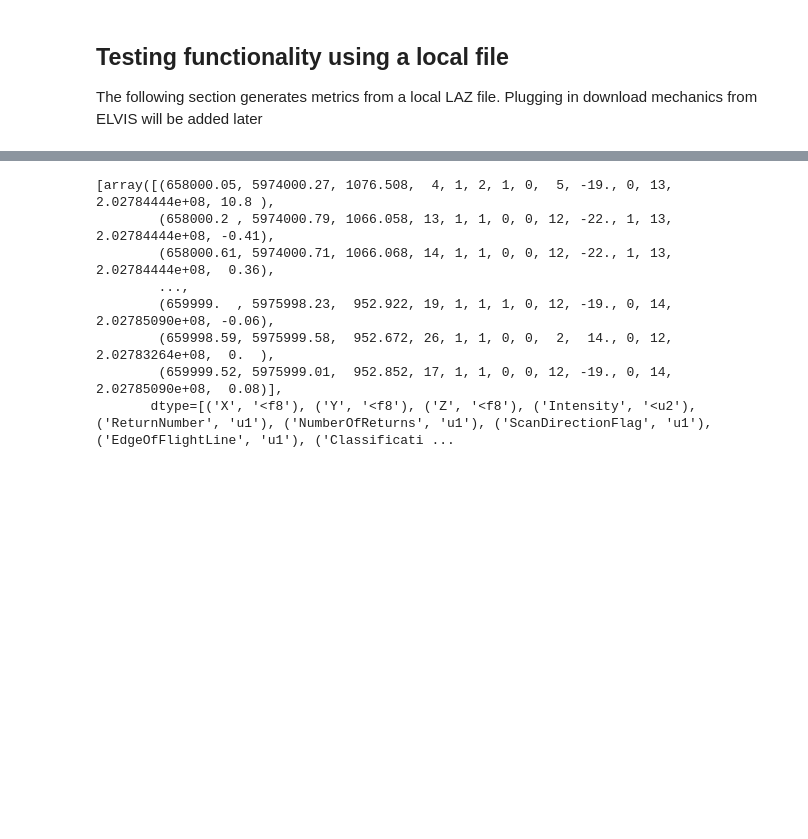
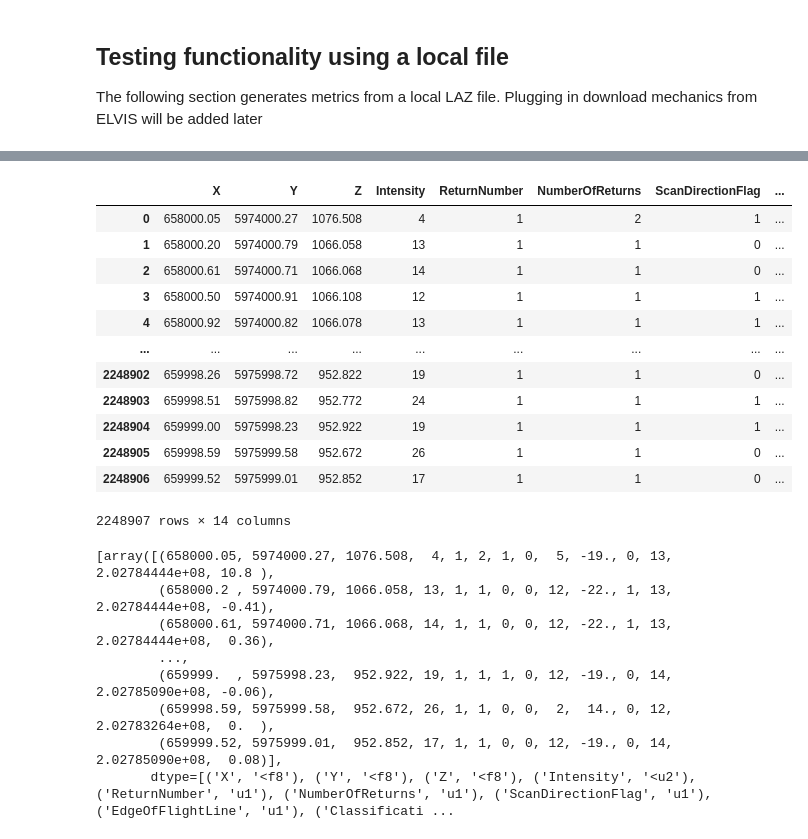
Before and after one commit to adamsteer/forestmetrics, a Jupyter notebook: notebooks/forest-structure-module-test.ipynb, the cells around one changed output, grey strips where cells are left out. Cells and saved outputs as stored; diff of their text form; code cells hidden in the pictures; blank space fills up the shorter version.

```diff
--- a/notebooks/forest-structure-module-test.ipynb
+++ b/notebooks/forest-structure-module-test.ipynb
@@ -245,6 +88,24 @@ Wall time: 9.41 s
 # %%
 # uncomment to examine LAS metadata
 #metadata
+# %%
+gdf = gpd.GeoDataFrame(points[0])
+# %%
+gdf
+# %% [output]
+|  | X | Y | Z | Intensity | ReturnNumber | NumberOfReturns | ScanDirectionFlag | ... |
+| 0 | 658000.05 | 5974000.27 | 1076.508 | 4 | 1 | 2 | 1 | ... |
+| 1 | 658000.20 | 5974000.79 | 1066.058 | 13 | 1 | 1 | 0 | ... |
+| 2 | 658000.61 | 5974000.71 | 1066.068 | 14 | 1 | 1 | 0 | ... |
+| 3 | 658000.50 | 5974000.91 | 1066.108 | 12 | 1 | 1 | 1 | ... |
+| 4 | 658000.92 | 5974000.82 | 1066.078 | 13 | 1 | 1 | 1 | ... |
+| ... | ... | ... | ... | ... | ... | ... | ... | ... |
+| 2248902 | 659998.26 | 5975998.72 | 952.822 | 19 | 1 | 1 | 0 | ... |
+| 2248903 | 659998.51 | 5975998.82 | 952.772 | 24 | 1 | 1 | 1 | ... |
+| 2248904 | 659999.00 | 5975998.23 | 952.922 | 19 | 1 | 1 | 1 | ... |
+| 2248905 | 659998.59 | 5975999.58 | 952.672 | 26 | 1 | 1 | 0 | ... |
+| 2248906 | 659999.52 | 5975999.01 | 952.852 | 17 | 1 | 1 | 0 | ... |
+2248907 rows × 14 columns
 # %%
 #points = [ points[0]["X"], points[0]["Y"], points[0]["Z"]]
 
```
Also changed, not shown: parts of 36 cells of this notebook, 3 other files.
